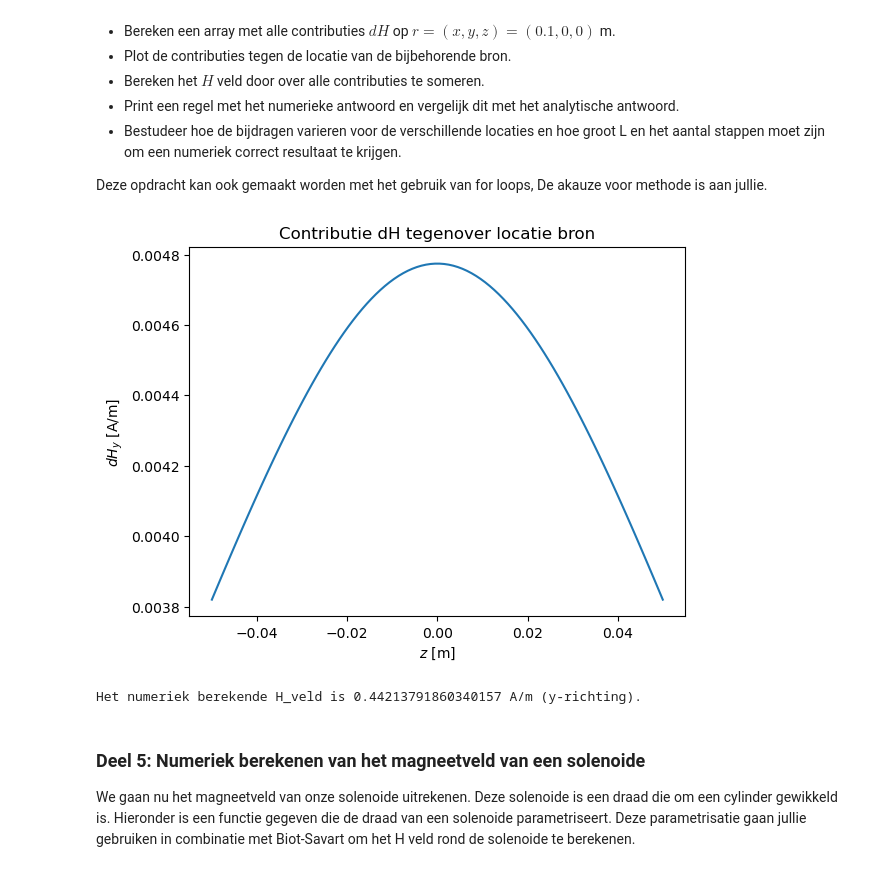
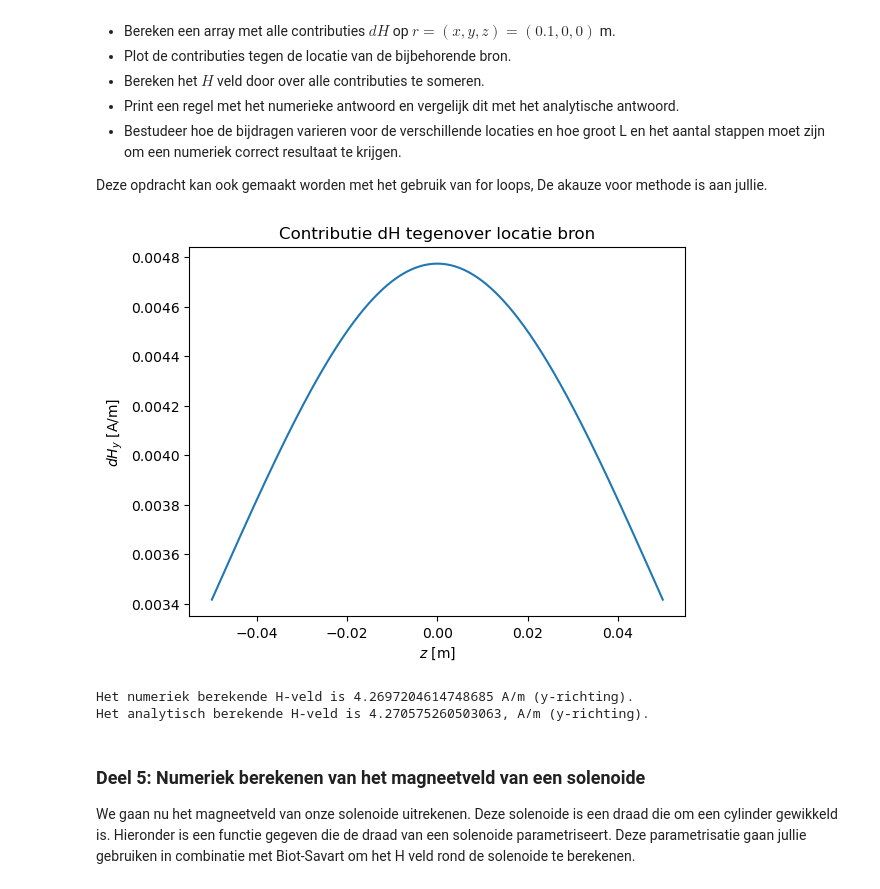
Before and after one commit to emmajuledrent/opdrachten-DEF-D, a Jupyter notebook: DigitaleOntwerpopdrachten/2KrachtactuatorOpdracht/KrachtactuatorOpdracht.ipynb, the cells around one changed output. Drawn from its saved outputs; the diff is of its cells as text; code cells hidden in the pictures.

```diff
--- a/DigitaleOntwerpopdrachten/2KrachtactuatorOpdracht/KrachtactuatorOpdracht.ipynb
+++ b/DigitaleOntwerpopdrachten/2KrachtactuatorOpdracht/KrachtactuatorOpdracht.ipynb
@@ -237,11 +237,12 @@ def field_current_element(r_field, r_source, dl):
     # Gebruik np.cross om het uitproduct te berekenen
     r = r_field - r_source
     r_norm = np.linalg.norm(r)
-    dH = (I / (4*np.pi))  *  ((np.cross(dl,r)) / r_norm**2)
+    r_eenheid = r/r_norm
+    dH = (I / (4*np.pi))  *  ((np.cross(dl,r_eenheid)) / r_norm**2)
     return dH
 
 
-analytical_answer=(I/4/np.pi)*(L_draad/64)/np.sum((r_field-r_source)**2) # een veld elementje.
+analytical_answer=(I/(4*np.pi)) * (L_draad/64)/(np.sum((r_field-r_source)**2)) # een veld elementje.
 
 
 print('The analytical answer is ' + str(analytical_answer) + ' A/m in the y-direction')
@@ -263,42 +264,43 @@ Nu gaan we met behulp van de numerieke implementatie van de wet van Biot-Savart
 Deze opdracht kan ook gemaakt worden met het gebruik van for loops, De akauze voor methode is aan jullie.
 # %%
 # Code om contributies dH op r = (0.1,0,0) te bepalen:
-stapgrootte = 100  # Hoevaak dH wordt bepaald over dl.
+stapgrootte = 1000  # Hoevaak dH wordt bepaald over dl.
 L_draad_var = 0.1
 
 r_punt = np.full((stapgrootte, 3), [0.1, 0, 0])  # positie van het te bestuderen punt, maar in een array van lengte 64 omdat we 64x dH bepalen.
 z_lijn = np.linspace(-L_draad_var/2, L_draad_var/2, stapgrootte) # z-coordinaten van punten op de lijn.
 r_bron = np.column_stack([np.zeros(stapgrootte), np.zeros(stapgrootte), z_lijn])  # alle punten die zich op de lijn op de z-as bevinden.
 dl = np.array([0, 0, L_draad_var/stapgrootte])
 
 dH_lijst = []
 for i in range(stapgrootte):
     dH_lijst.append(field_current_element(r_punt[i], r_bron[i], dl))    # gebruiken van eerdere functie om de contributies dH te weergeven in een array.
 dH_r_punt = np.array(dH_lijst)
 
 
 # Plotten van contributie dH vs r_bron, oftewel de z-coordinaat:
 plt.figure()
 plt.plot(z_lijn, dH_r_punt[:,1])    # Veld staat enkel in de y-richting, dus enkel geinteresseerd in dH_y.
 plt.xlabel("$z$ [m]")
 plt.ylabel("$dH_y$ [A/m]")
 plt.title("Contributie dH tegenover locatie bron")
 plt.show()
 
 
 # Sommeren om tot H-veld te komen:
 H_num = np.sum(dH_r_punt, axis=0 )
-print(f"Het numeriek berekende H_veld is {H_num[1]} A/m (y-richting).")
+print(f"Het numeriek berekende H-veld is {H_num[1]} A/m (y-richting).")
 
 
 # Analytisch berekenen van het veld:
-#a = L_draad_var/2
-#x = 0.1
-#H_analytic = (I / (4*np.pi*x)) * ( (a/np.sqrt(a**2 + x**2)) - (-a/np.sqrt(a**2 + x**2)) )
-#print("Analytisch H:", H_analytic, "A/m in de y-richting")
+a = L_draad_var/2
+x = 0.1
+H_ana = (I / (4*np.pi*x)) * ( (a/np.sqrt(a**2 + x**2)) - (-a/np.sqrt(a**2 + x**2)) )
+print(f"Het analytisch berekende H-veld is {H_ana}, A/m (y-richting).")
 # %% [output]
-[figure, old version]
+[figure, new version]
-Het numeriek berekende H_veld is 0.44213791860340157 A/m (y-richting).
+Het numeriek berekende H-veld is 4.2697204614748685 A/m (y-richting).
+Het analytisch berekende H-veld is 4.270575260503063, A/m (y-richting).
 # %% [markdown]
 ### Deel 5: Numeriek berekenen van het magneetveld van een solenoide
 
```
Also changed, not shown: parts of 3 cells of this notebook.
